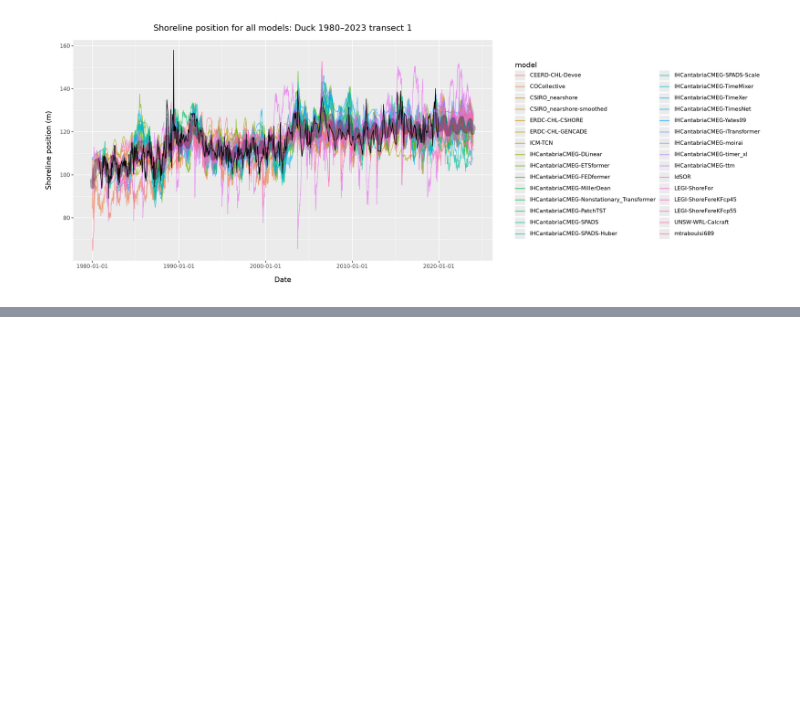
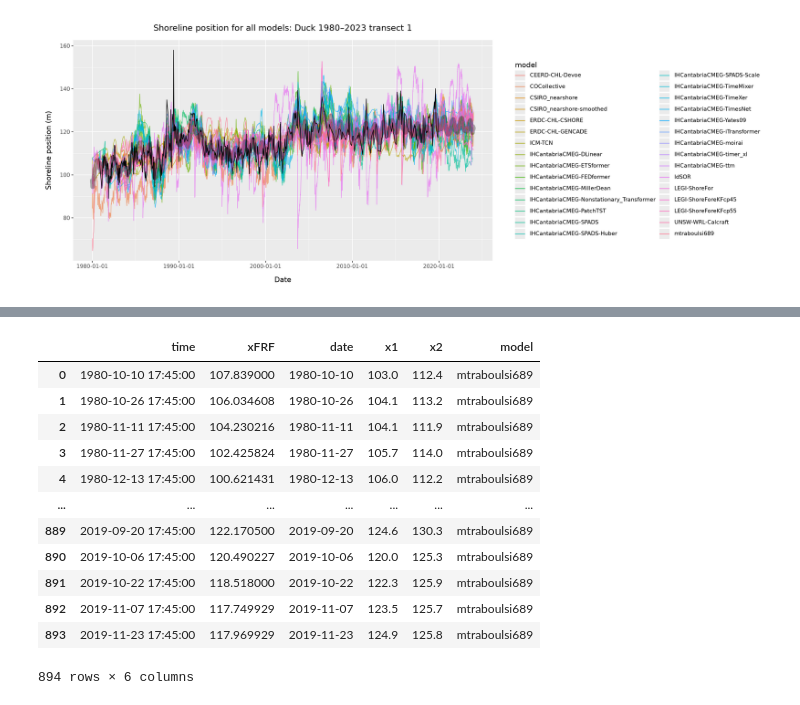
Before and after one commit to samnystrom/shoreshop3-analysis, a Jupyter notebook: analysis.ipynb, the cells around one changed output, grey strips where cells are left out. Saved outputs shown, nothing was run; the diff lists cells and outputs as text; code cells hidden in the pictures; blank space fills up the shorter version.

```diff
--- a/analysis.ipynb
+++ b/analysis.ipynb
@@ -301,0 +477,17 @@ dt: 16 days
+# %%
+comparison_df = input_duck_cur_interp.merge(selected_model, on='date', how='left')
+comparison_df
+# %% [output]
+|  | time | xFRF | date | x1 | x2 | model |
+| 0 | 1980-10-10 17:45:00 | 107.839000 | 1980-10-10 | 103.0 | 112.4 | mtraboulsi689 |
+| 1 | 1980-10-26 17:45:00 | 106.034608 | 1980-10-26 | 104.1 | 113.2 | mtraboulsi689 |
+| 2 | 1980-11-11 17:45:00 | 104.230216 | 1980-11-11 | 104.1 | 111.9 | mtraboulsi689 |
+| 3 | 1980-11-27 17:45:00 | 102.425824 | 1980-11-27 | 105.7 | 114.0 | mtraboulsi689 |
+| 4 | 1980-12-13 17:45:00 | 100.621431 | 1980-12-13 | 106.0 | 112.2 | mtraboulsi689 |
+| ... | ... | ... | ... | ... | ... | ... |
+| 889 | 2019-09-20 17:45:00 | 122.170500 | 2019-09-20 | 124.6 | 130.3 | mtraboulsi689 |
+| 890 | 2019-10-06 17:45:00 | 120.490227 | 2019-10-06 | 120.0 | 125.3 | mtraboulsi689 |
+| 891 | 2019-10-22 17:45:00 | 118.518000 | 2019-10-22 | 122.3 | 125.9 | mtraboulsi689 |
+| 892 | 2019-11-07 17:45:00 | 117.749929 | 2019-11-07 | 123.5 | 125.7 | mtraboulsi689 |
+| 893 | 2019-11-23 17:45:00 | 117.969929 | 2019-11-23 | 124.9 | 125.8 | mtraboulsi689 |
+894 rows × 6 columns
```
Also changed, not shown: parts of 14 cells of this notebook.
